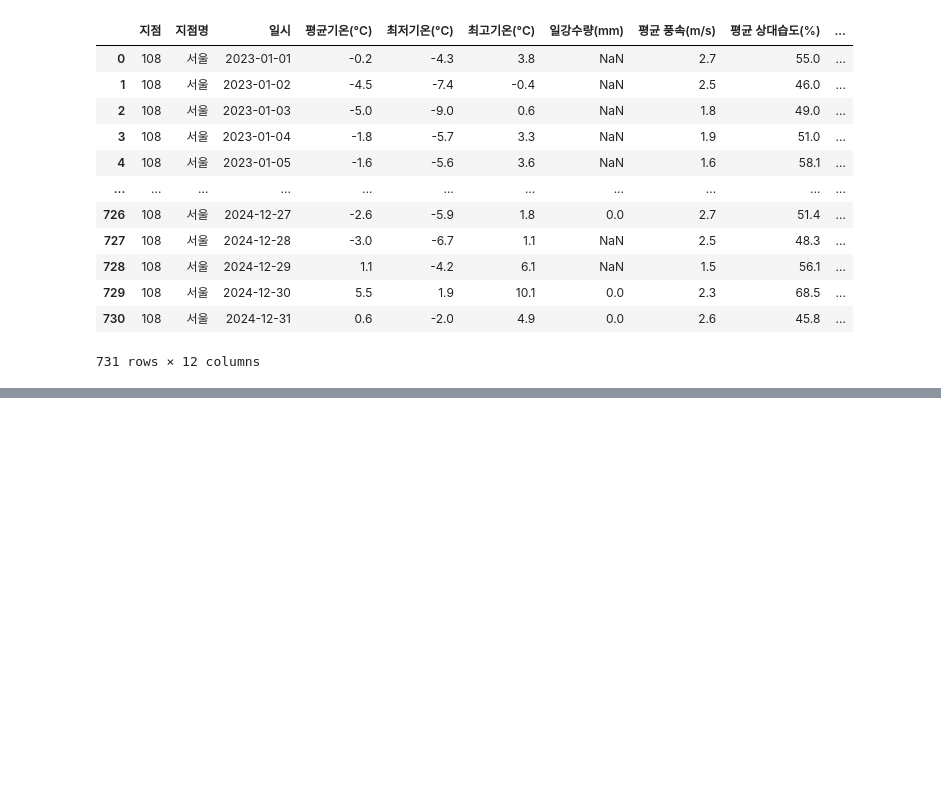
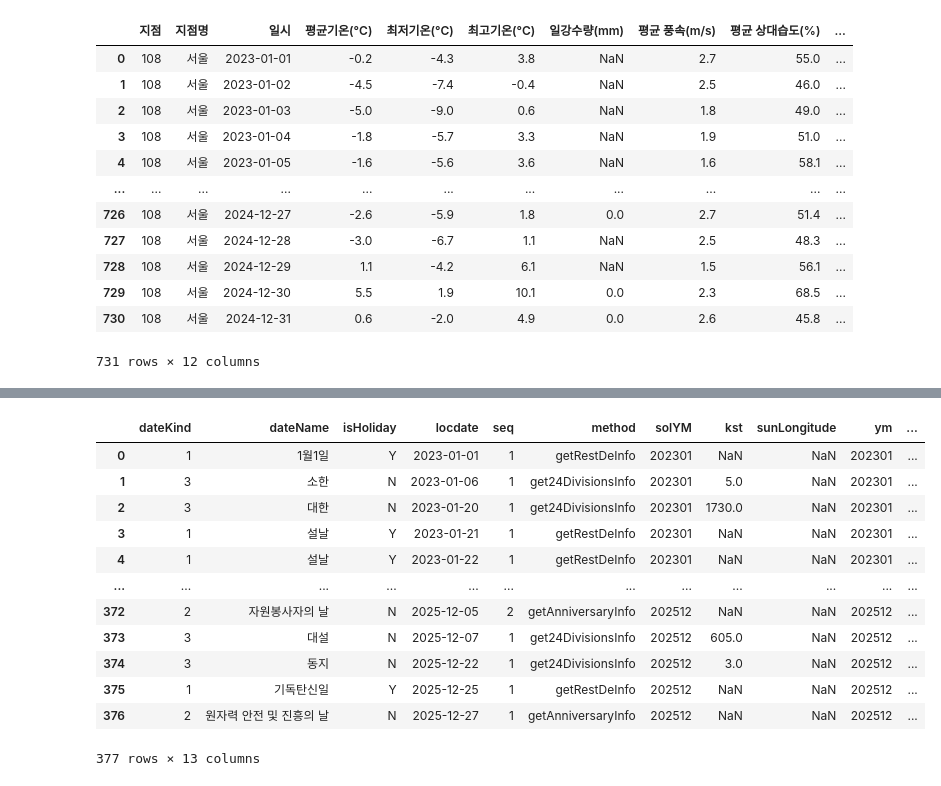
Before and after one commit to Hwaaanss/Capstone2_HelloKitty, a Jupyter notebook: EDA.ipynb, the cells around one changed output, grey strips where cells are left out. Cells and saved outputs as stored; diff of their text form; code cells hidden in the pictures; blank space fills up the shorter version.

```diff
--- a/EDA.ipynb
+++ b/EDA.ipynb
@@ -500,0 +477,16 @@ KeyboardInterrupt:
+# %%
+pd.read_csv('/content/drive/MyDrive/B.S.degree/Capstone2_HelloKitty/dataset/특일_raw.csv')
+# %% [output]
+|  | dateKind | dateName | isHoliday | locdate | seq | method | solYM | kst | sunLongitude | ym | ... |
+| 0 | 1 | 1월1일 | Y | 2023-01-01 | 1 | getRestDeInfo | 202301 | NaN | NaN | 202301 | ... |
+| 1 | 3 | 소한 | N | 2023-01-06 | 1 | get24DivisionsInfo | 202301 | 5.0 | NaN | 202301 | ... |
+| 2 | 3 | 대한 | N | 2023-01-20 | 1 | get24DivisionsInfo | 202301 | 1730.0 | NaN | 202301 | ... |
+| 3 | 1 | 설날 | Y | 2023-01-21 | 1 | getRestDeInfo | 202301 | NaN | NaN | 202301 | ... |
+| 4 | 1 | 설날 | Y | 2023-01-22 | 1 | getRestDeInfo | 202301 | NaN | NaN | 202301 | ... |
+| ... | ... | ... | ... | ... | ... | ... | ... | ... | ... | ... | ... |
+| 372 | 2 | 자원봉사자의 날 | N | 2025-12-05 | 2 | getAnniversaryInfo | 202512 | NaN | NaN | 202512 | ... |
+| 373 | 3 | 대설 | N | 2025-12-07 | 1 | get24DivisionsInfo | 202512 | 605.0 | NaN | 202512 | ... |
+| 374 | 3 | 동지 | N | 2025-12-22 | 1 | get24DivisionsInfo | 202512 | 3.0 | NaN | 202512 | ... |
+| 375 | 1 | 기독탄신일 | Y | 2025-12-25 | 1 | getRestDeInfo | 202512 | NaN | NaN | 202512 | ... |
+| 376 | 2 | 원자력 안전 및 진흥의 날 | N | 2025-12-27 | 1 | getAnniversaryInfo | 202512 | NaN | NaN | 202512 | ... |
+377 rows × 13 columns
```
Also changed, not shown: parts of 20 cells of this notebook.
